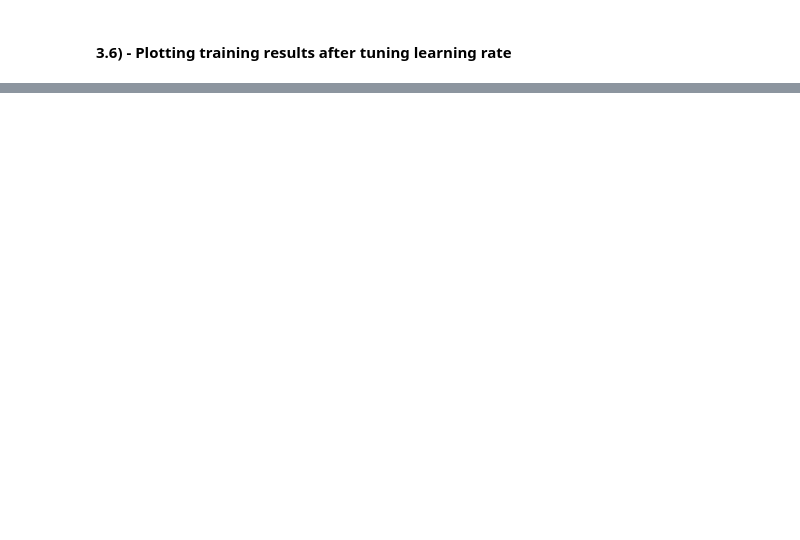
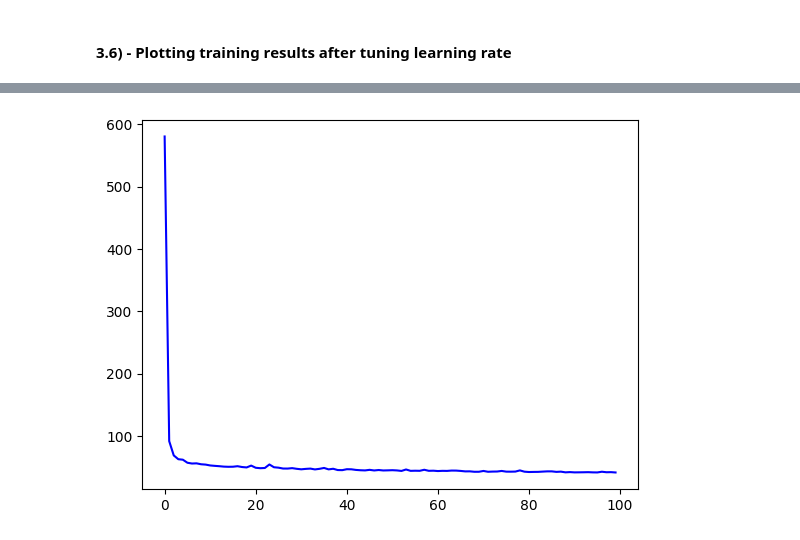
Before and after one commit to nitanshuj/COPY-TensorFlow-in-practice-Coursera-DeeplearningAI, a Jupyter notebook: Tensorflow for NN - 12 (Time Series - 2 - Using Neural Nets).ipynb, the cells around one changed output, grey strips where cells are left out. Cells and saved outputs as stored; diff of their text form; code cells hidden in the pictures; blank space fills up the shorter version.

Commit message:
finalized Time series with NN

```diff
--- a/Tensorflow for NN - 12 (Time Series - 2 - Using Neural Nets).ipynb
+++ b/Tensorflow for NN - 12 (Time Series - 2 - Using Neural Nets).ipynb
@@ -855,0 +864,26 @@ plt.show()
+# %%
+# Using the optimal learning rate from the plot
+# =============================================
+
+# Initialize model structure
+model_tune = tf.keras.models.Sequential([
+  tf.keras.layers.Dense(10, activation="relu", input_shape=[window_size]),
+  tf.keras.layers.Dense(10, activation="relu"),
+  tf.keras.layers.Dense(1)
+])
+
+# We will then set the optimizer with a learning rate close to the minimum.
+# It is set to `4e-6` initially but feel free to change based on your results.
+optimizer = tf.keras.optimizers.SGD(learning_rate=4e-6, momentum=0.9)
+
+# We can then compile and train the model as before.
+# We will observe the loss values and compare it to the output of the baseline model you had before.
+# Most likely, we will have met the final loss value of the `model_baseline`
+#  within the first 50 epochs of training this `model_tune`.
+# We will also likely have a lower loss after all 100 epochs are done.
+
+# Set the training parameters
+model_tune.compile(loss="mse", optimizer=optimizer)
+
+# Train the model
+history = model_tune.fit(dataset, epochs=100)
@@ -855,0 +908,8 @@ plt.show()
+# %%
+# Plot the loss
+loss = history.history['loss']
+epochs = range(len(loss))
+plt.plot(epochs, loss, 'b', label='Training Loss')
+plt.show()
+# %% [output]
+[figure, added]
```
Also changed, not shown: parts of 20 cells of this notebook.
